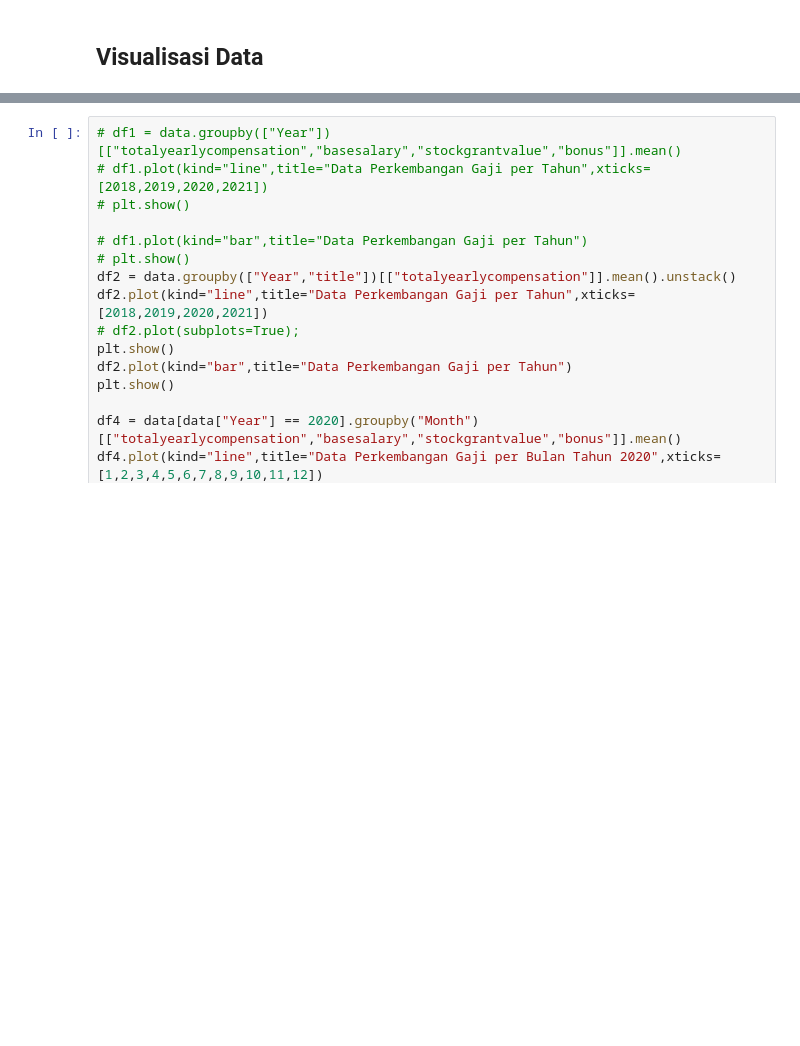
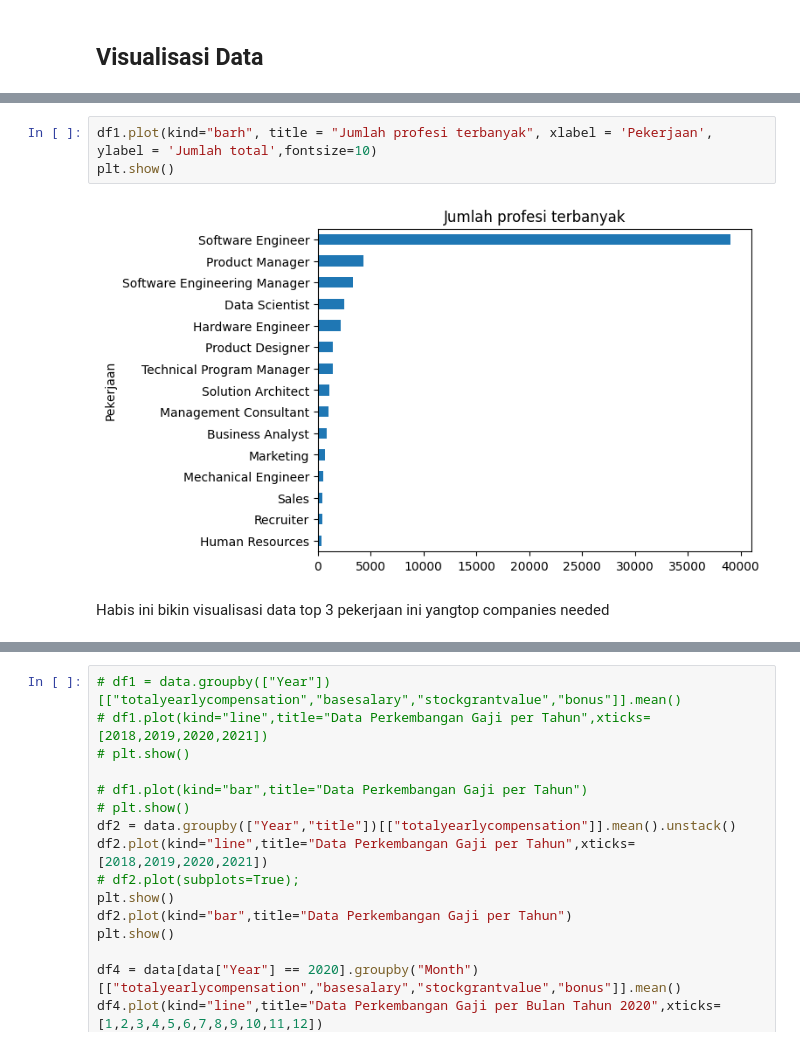
Before and after one commit to fairuzald/andat-Tubes2, a Jupyter notebook: main.ipynb, the cells around one changed output, grey strips where cells are left out. Drawn from its saved outputs; the diff is of its cells as text; blank space fills up the shorter version.

Commit message:
Melakukan analisa data pada grafik dan statistik data sample

```diff
--- a/main.ipynb
+++ b/main.ipynb
@@ -663,0 +746,7 @@ plt.show()
+# %%
+df1.plot(kind="barh", title = "Jumlah profesi terbanyak", xlabel = 'Pekerjaan', ylabel = 'Jumlah total',fontsize=10)
+plt.show()
+# %% [output]
+[figure, added]
+# %% [markdown]
+Habis ini bikin visualisasi data top 3 pekerjaan ini yangtop companies needed
```
Also changed, not shown: parts of 47 cells of this notebook.
